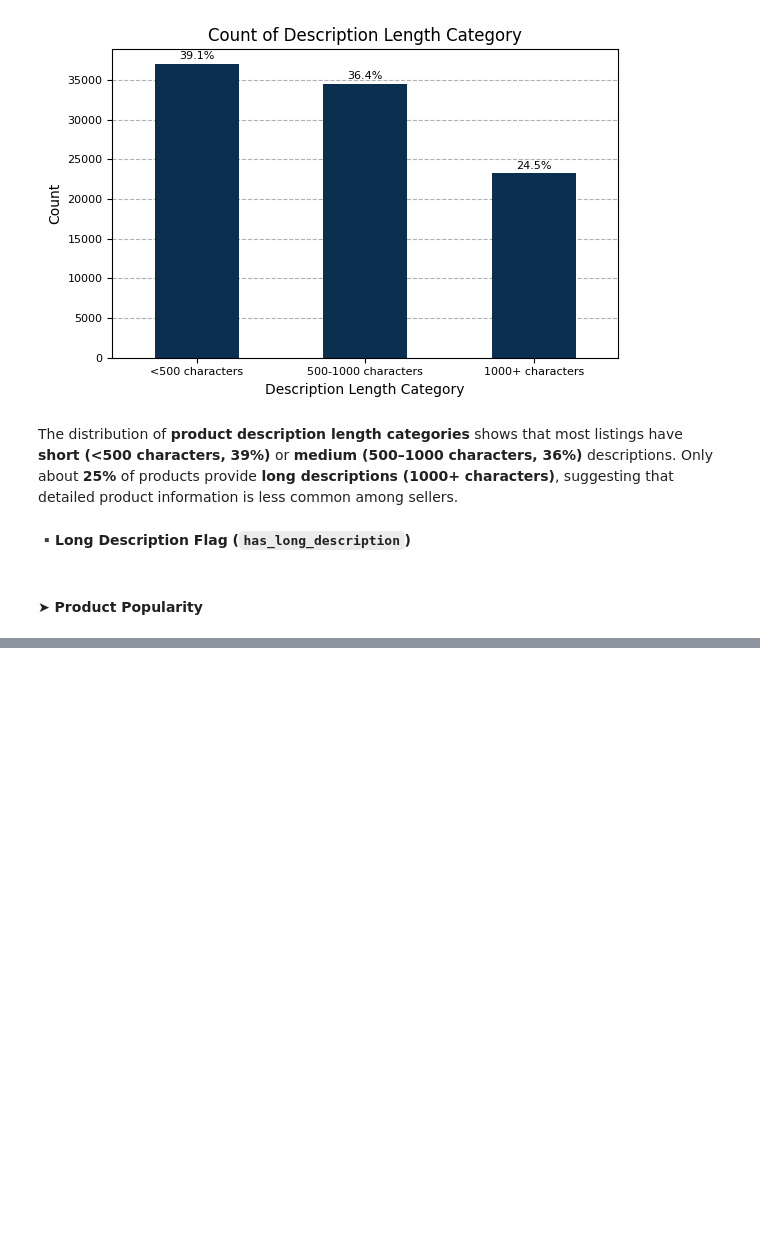
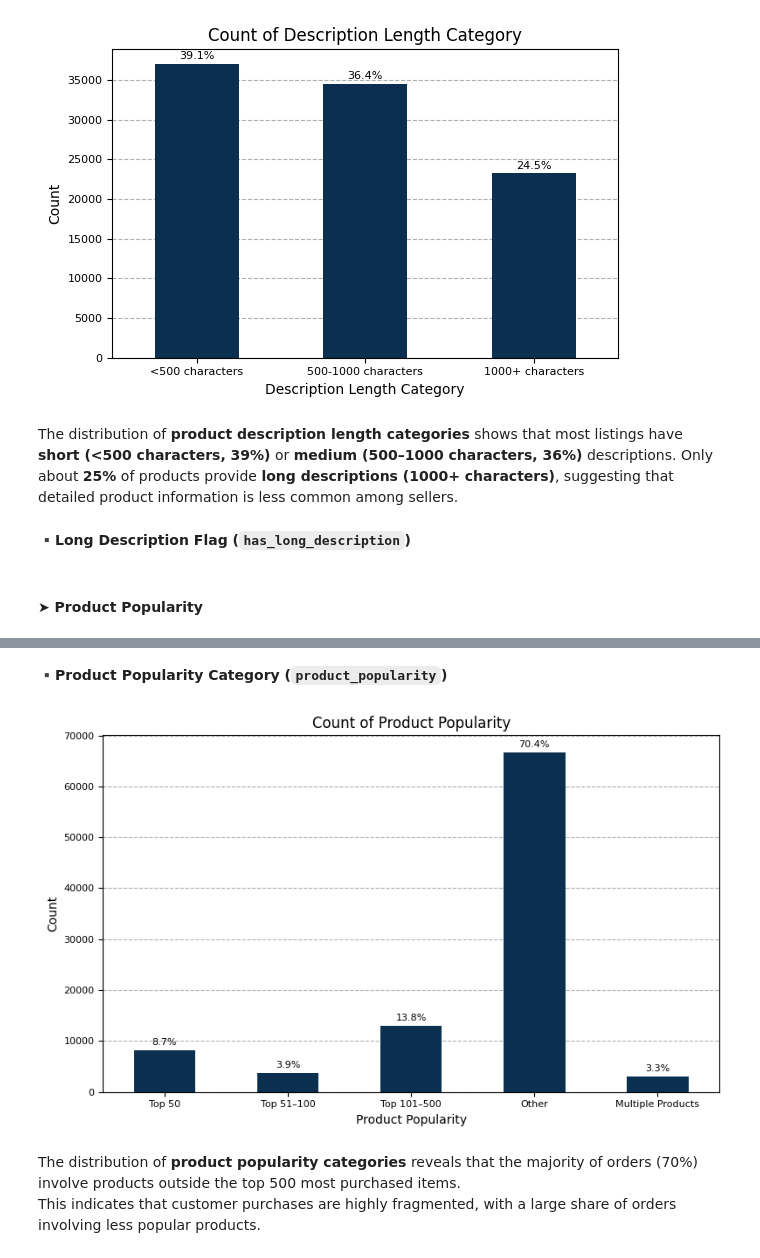
Before and after one commit to OlesyaEvseeva/customer-satisfaction-ecommerce, a Jupyter notebook: notebooks/02_data_integration_preprocessing.ipynb, the cells around one changed output, grey strips where cells are left out. Cells and saved outputs as stored; diff of their text form; code cells hidden in the pictures; blank space fills up the shorter version.

```diff
--- a/notebooks/02_data_integration_preprocessing.ipynb
+++ b/notebooks/02_data_integration_preprocessing.ipynb
@@ -2057,0 +2111,34 @@ df_orders["has_long_description"] = (
+# %% [markdown]
+**▪️Product Popularity Category (`product_popularity`)**
+# %%
+# Categorical product popularity including separate category for multiple_products
+df_orders["product_popularity"] = np.where(
+    df_orders["product_id"] == "multiple_products",
+    "Multiple Products",
+    np.where(
+        df_orders["product_id"].isin(top_50_products),
+        "Top 50",
+        np.where(
+            df_orders["product_id"].isin(top_100_products),
+            "Top 51–100",
+            np.where(
+                df_orders["product_id"].isin(top_500_products), "Top 101–500", "Other"
+            ),
+        ),
+    ),
+)
+
+# Define the desired order of categories for correct sorting in plots/analysis
+popularity_order = ["Top 50", "Top 51–100", "Top 101–500", "Other", "Multiple Products"]
+
+# Convert 'product_popularity' to an ordered categorical type to preserve this order
+df_orders["product_popularity"] = pd.Categorical(
+    df_orders["product_popularity"], categories=popularity_order, ordered=True
+)
+# %%
+u.plot_value_counts(df_orders, "product_popularity", sort='index', figsize=(8,5))
+# %% [output]
+[figure, added]
+# %% [markdown]
+The distribution of **product popularity categories** reveals that the majority of orders (70%) involve products outside the top 500 most purchased items.
+This indicates that customer purchases are highly fragmented, with a large share of orders involving less popular products.
```
Also changed, not shown: parts of 6 cells of this notebook.
